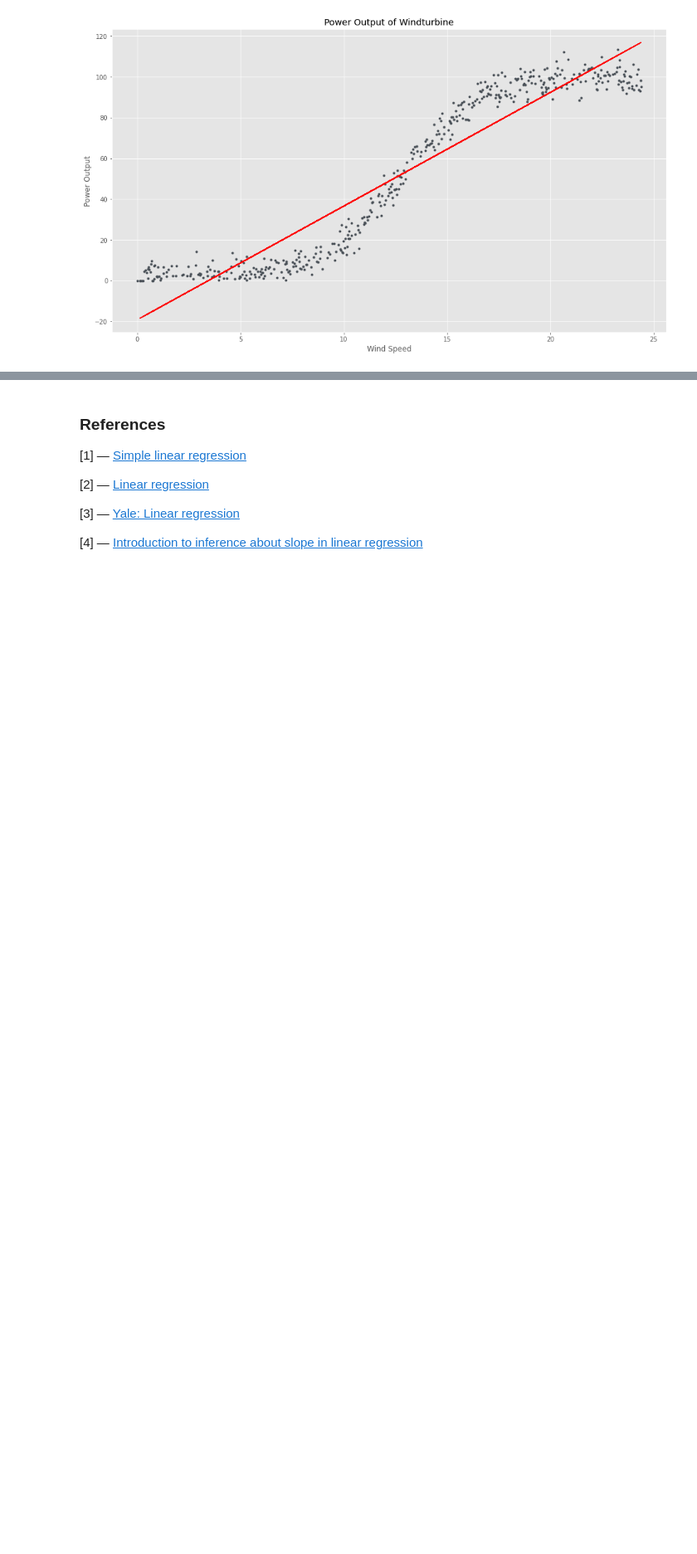
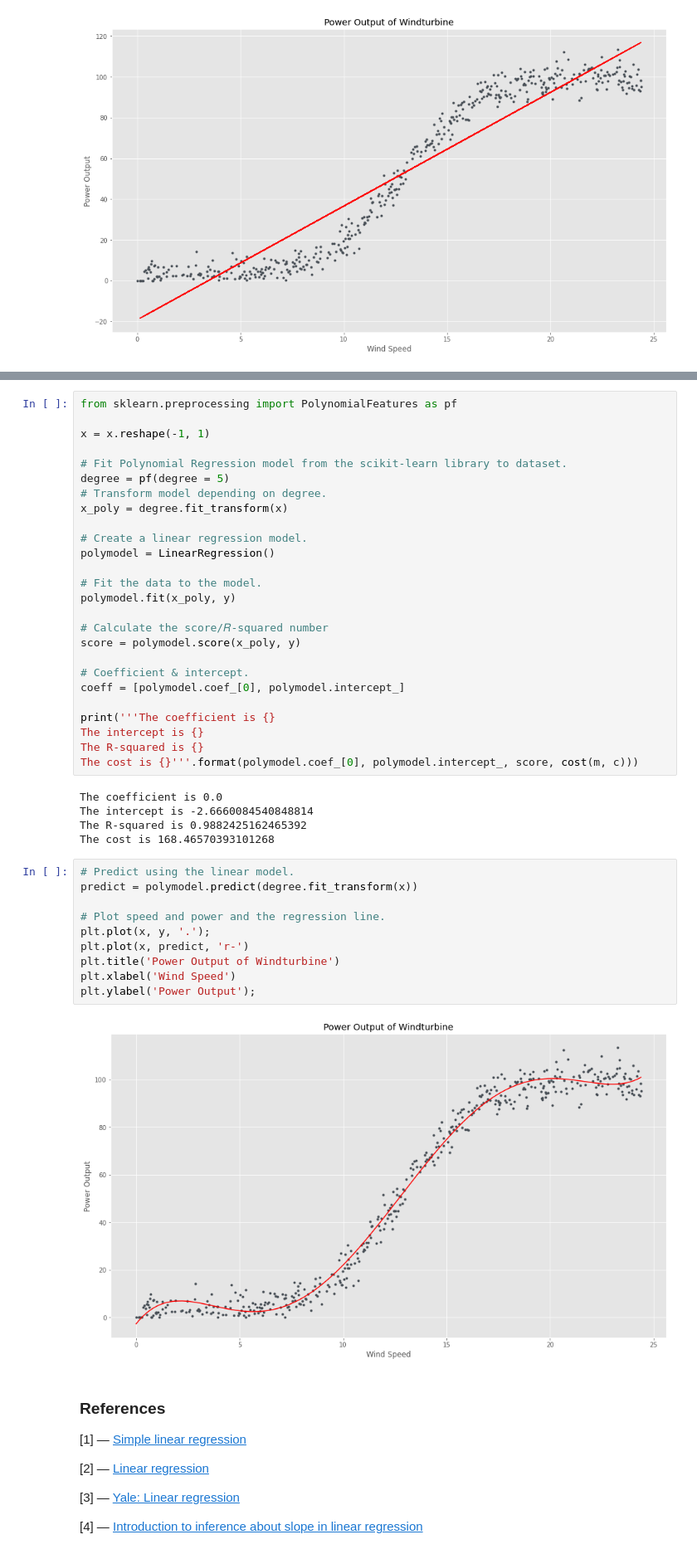
Before and after one commit to mizydorek/Fundamentals-of-Data-Analysis-Project-2020, a Jupyter notebook: project.ipynb, the cells around one changed output, grey strips where cells are left out. Shown: that part at 83% size. Saved outputs shown, nothing was run; the diff lists cells and outputs as text; blank space fills up the shorter version.

Commit message:
added polynomial model

```diff
--- a/project.ipynb
+++ b/project.ipynb
@@ -434,3 +459,46 @@ array([36.82664213])
+# %%
+from sklearn.preprocessing import PolynomialFeatures as pf
+
+x = x.reshape(-1, 1)
+
+# Fit Polynomial Regression model from the scikit-learn library to dataset.
+degree = pf(degree = 5)
+# Transform model depending on degree.
+x_poly = degree.fit_transform(x)
+
+# Create a linear regression model.
+polymodel = LinearRegression()
+
+# Fit the data to the model.
+polymodel.fit(x_poly, y)
+
+# Calculate the score/𝑅-squared number
+score = polymodel.score(x_poly, y)
+
+# Coefficient & intercept.
+coeff = [polymodel.coef_[0], polymodel.intercept_]
+
+print('''The coefficient is {}
+The intercept is {}
+The R-squared is {}
+The cost is {}'''.format(polymodel.coef_[0], polymodel.intercept_, score, cost(m, c)))
+# %% [output]
+The coefficient is 0.0
+The intercept is -2.6660084540848814
+The R-squared is 0.9882425162465392
+The cost is 168.46570393101268
+# %%
+# Predict using the linear model.
+predict = polymodel.predict(degree.fit_transform(x))
+
+# Plot speed and power and the regression line.
+plt.plot(x, y, '.');
+plt.plot(x, predict, 'r-')
+plt.title('Power Output of Windturbine')
+plt.xlabel('Wind Speed')
+plt.ylabel('Power Output');
+# %% [output]
+[figure, added]
 # %% [markdown]
 ### References
 
```
Also changed, not shown: parts of 10 cells of this notebook.
